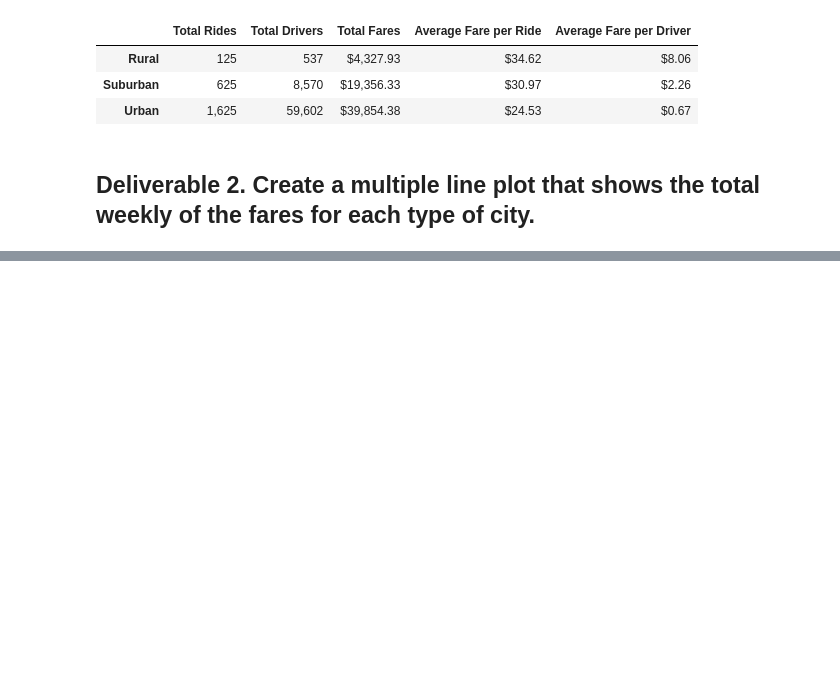
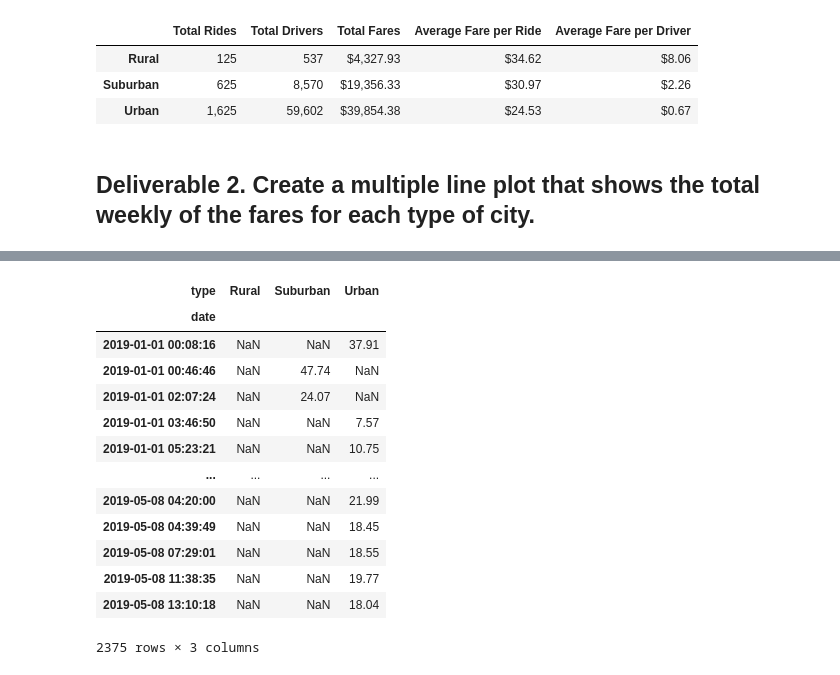
Before and after one commit to MitchellGleason/PyBer-Analysis, a Jupyter notebook: PyBer_Challenge.ipynb, the cells around one changed output, grey strips where cells are left out. Cells and saved outputs as stored; diff of their text form; code cells hidden in the pictures; blank space fills up the shorter version.

```diff
--- a/PyBer_Challenge.ipynb
+++ b/PyBer_Challenge.ipynb
@@ -141,3 +144,5 @@ pyber_summary_df
 # %%
 # 2. Using groupby() to create a new DataFrame showing the sum of the fares
 #  for each date where the indices are the city type and date.
+fare_per_day = pyber_data_df.groupby(['type', 'date']).sum()['fare']
+fare_per_day
@@ -147,5 +181,22 @@ pyber_summary_df
 # %%
 # 4. Create a pivot table with the 'date' as the index, the columns ='type', and values='fare'
 # to get the total fares for each type of city by the date.
+fare_per_day_pivot = fare_per_day.pivot(index='date', columns='type', values='fare')
+fare_per_day_pivot
+# %% [output]
+| type | Rural | Suburban | Urban |
+| date |  |  |  |
+| 2019-01-01 00:08:16 | NaN | NaN | 37.91 |
+| 2019-01-01 00:46:46 | NaN | 47.74 | NaN |
+| 2019-01-01 02:07:24 | NaN | 24.07 | NaN |
+| 2019-01-01 03:46:50 | NaN | NaN | 7.57 |
+| 2019-01-01 05:23:21 | NaN | NaN | 10.75 |
+| ... | ... | ... | ... |
+| 2019-05-08 04:20:00 | NaN | NaN | 21.99 |
+| 2019-05-08 04:39:49 | NaN | NaN | 18.45 |
+| 2019-05-08 07:29:01 | NaN | NaN | 18.55 |
+| 2019-05-08 11:38:35 | NaN | NaN | 19.77 |
+| 2019-05-08 13:10:18 | NaN | NaN | 18.04 |
+2375 rows × 3 columns
 # %%
 # 5. Create a new DataFrame from the pivot table DataFrame using loc on the given dates, '2019-01-01':'2019-04-29'.
```
Also changed, not shown: parts of 9 cells of this notebook, 2 other files.
